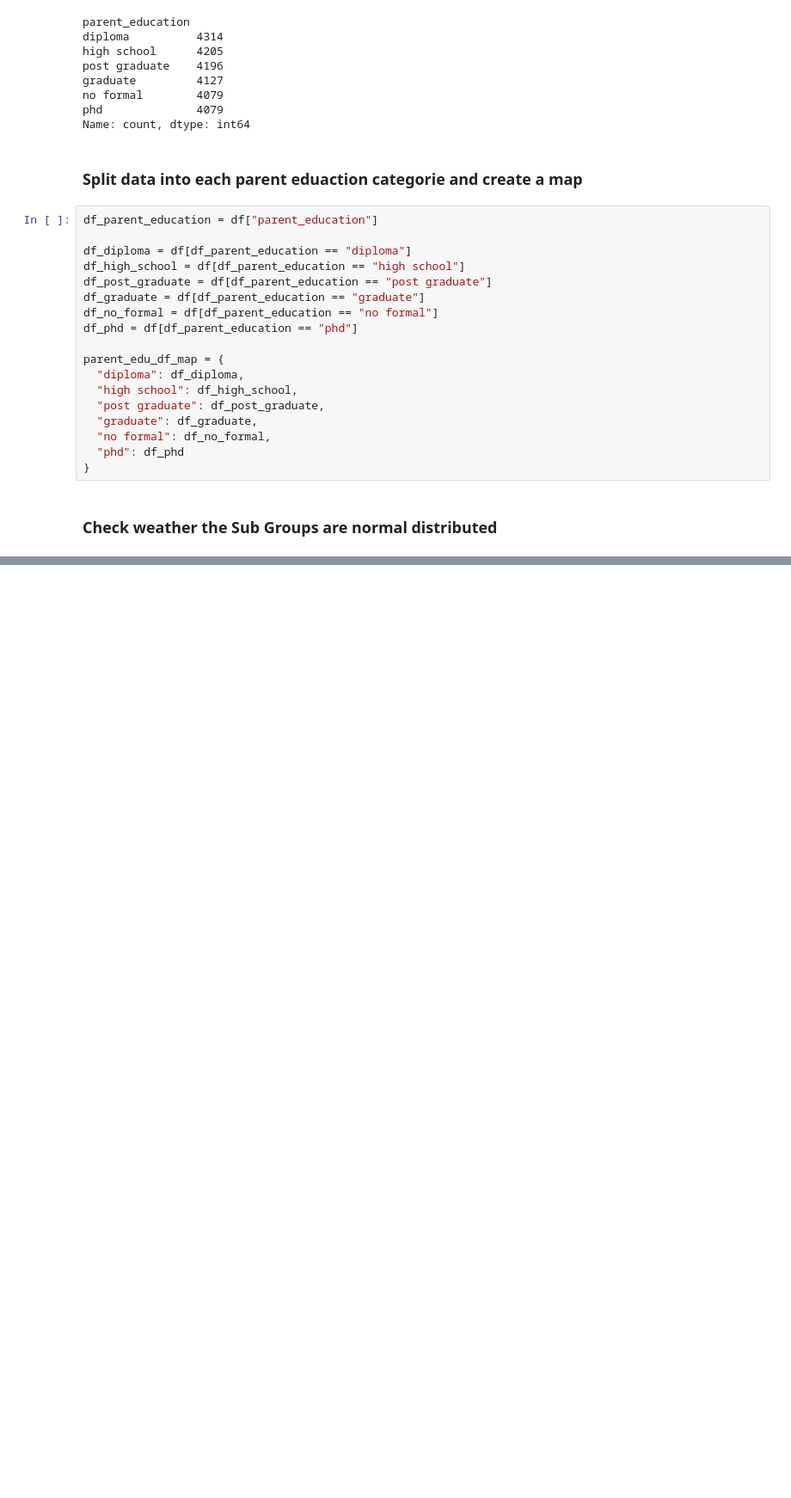
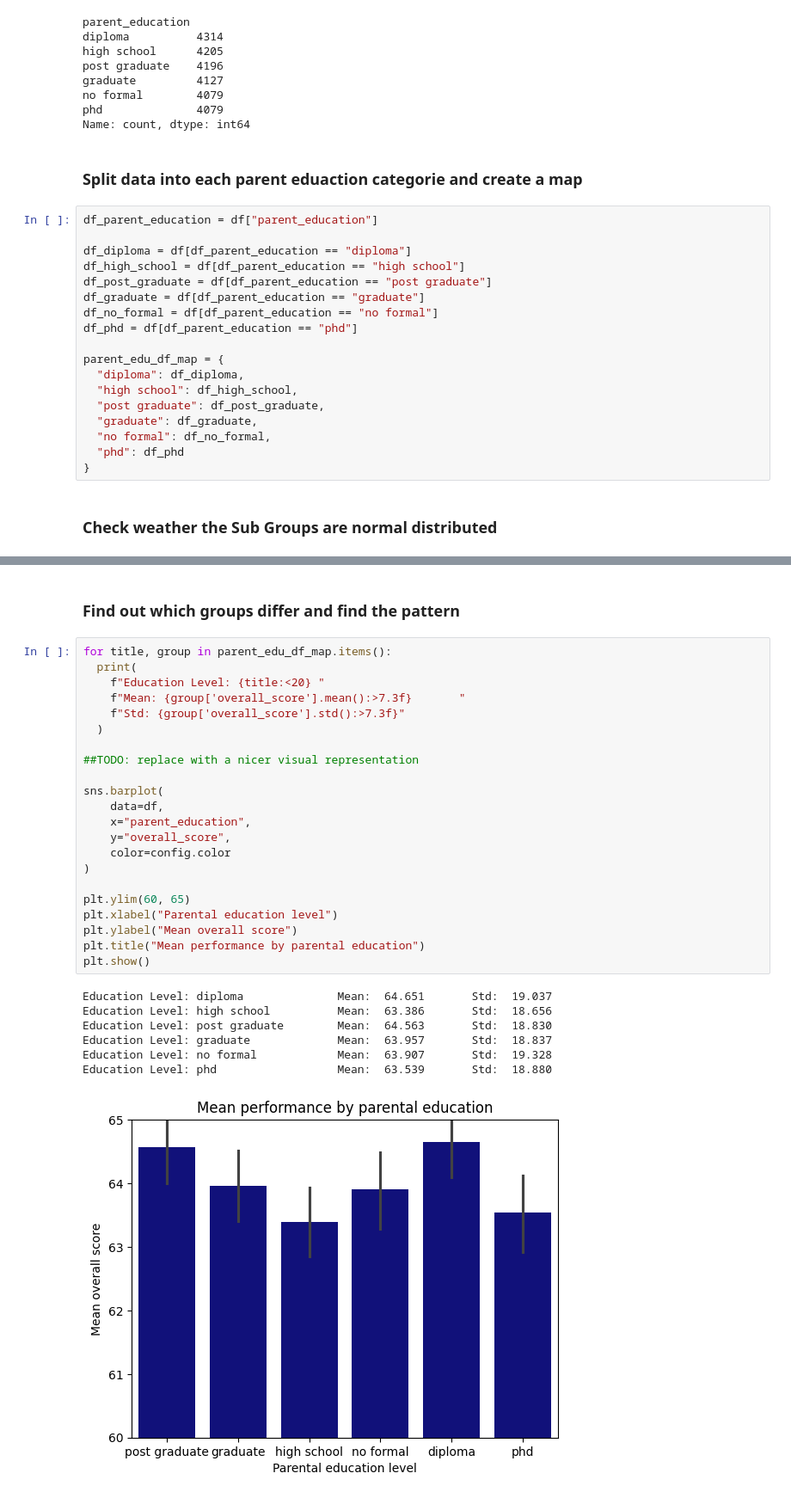
Before and after one commit to enricoglr/Computational-Statistics, a Jupyter notebook: student_performance_analysis.ipynb, the cells around one changed output, grey strips where cells are left out. Shown at 86% size. Saved outputs shown, nothing was run; the diff lists cells and outputs as text; blank space fills up the shorter version.

```diff
--- a/student_performance_analysis.ipynb
+++ b/student_performance_analysis.ipynb
@@ -98,0 +170,32 @@ for title, group in parent_edu_df_map.items():
+# %% [markdown]
+### Find out which groups differ and find the pattern
+# %%
+for title, group in parent_edu_df_map.items():
+  print(
+    f"Education Level: {title:<20} "
+    f"Mean: {group['overall_score'].mean():>7.3f}       "
+    f"Std: {group['overall_score'].std():>7.3f}"
+  )
+
+##TODO: replace with a nicer visual representation
+
+sns.barplot(
+    data=df,
+    x="parent_education",
+    y="overall_score",
+    color=config.color
+)
+
+plt.ylim(60, 65)
+plt.xlabel("Parental education level")
+plt.ylabel("Mean overall score")
+plt.title("Mean performance by parental education")
+plt.show()
+# %% [output]
+Education Level: diploma              Mean:  64.651       Std:  19.037
+Education Level: high school          Mean:  63.386       Std:  18.656
+Education Level: post graduate        Mean:  64.563       Std:  18.830
+Education Level: graduate             Mean:  63.957       Std:  18.837
+Education Level: no formal            Mean:  63.907       Std:  19.328
+Education Level: phd                  Mean:  63.539       Std:  18.880
+[figure, added]
```
Also changed, not shown: parts of 5 cells of this notebook, 9 other files.
